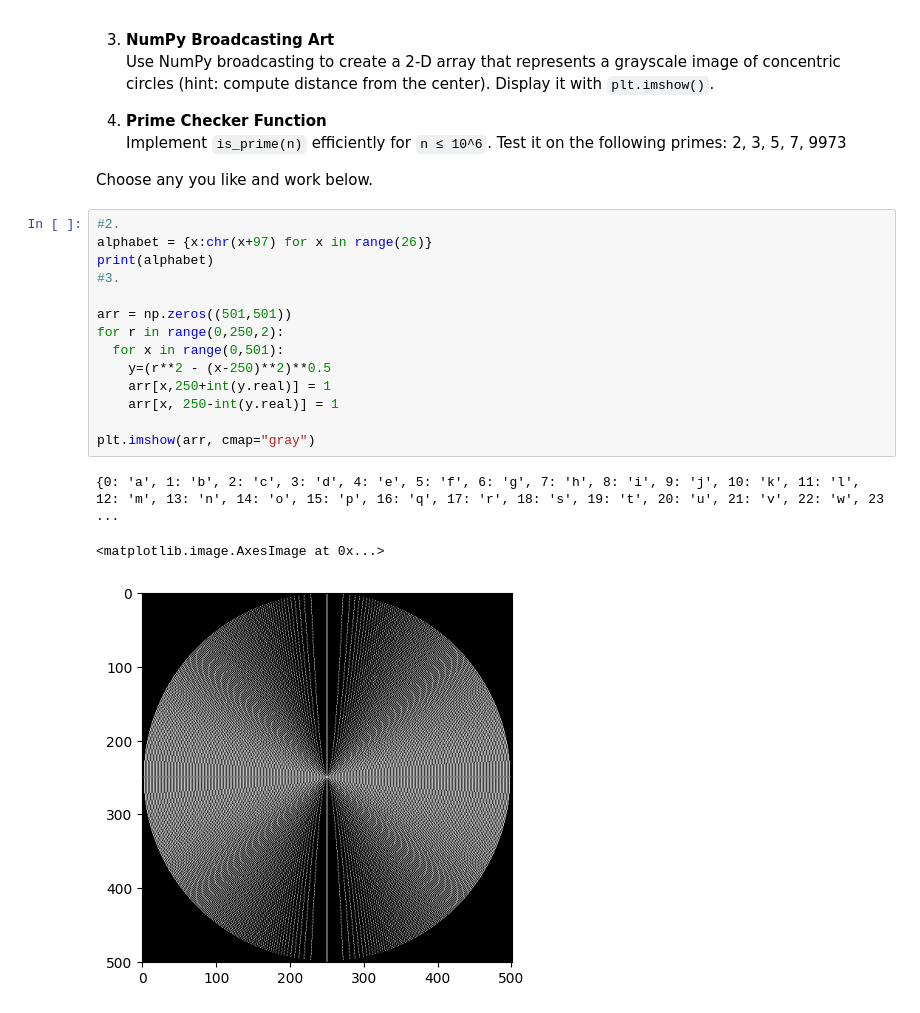
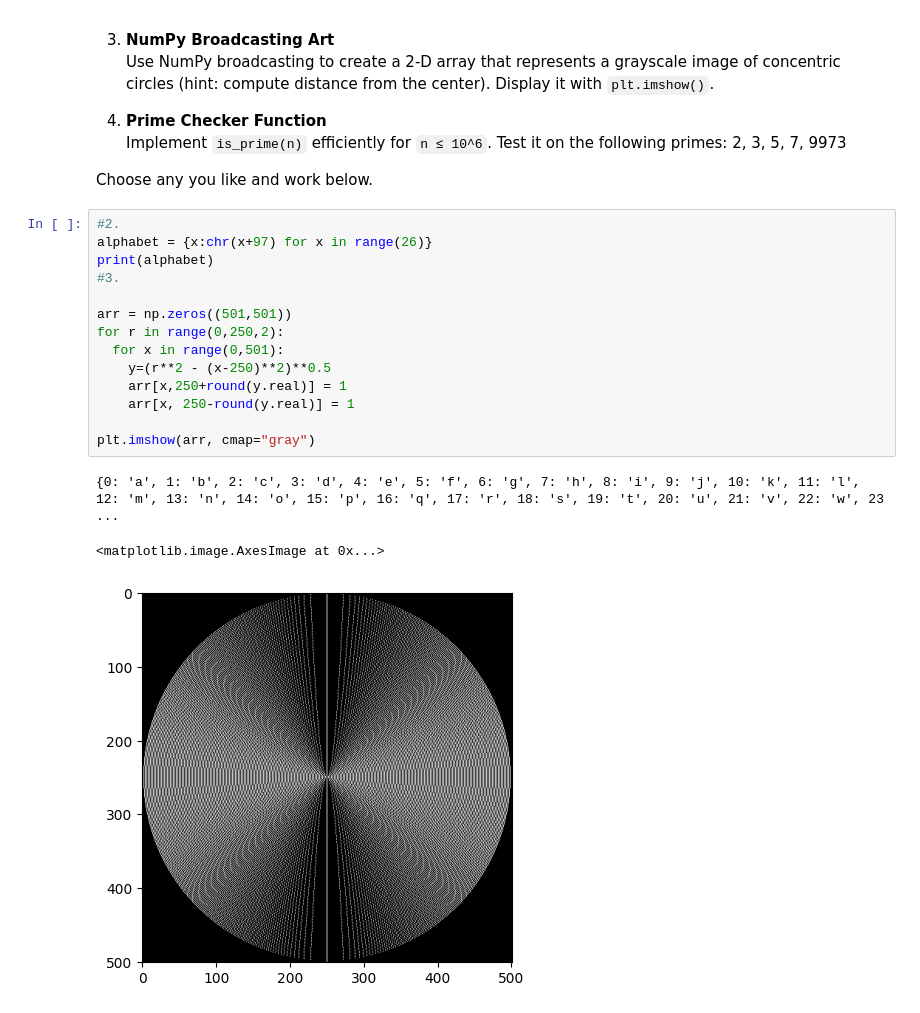
Before and after one commit to alextich-burise/PY191_lab, a Jupyter notebook: lab1_alextich.ipynb, the cells around one changed output. Drawn from its saved outputs; the diff is of its cells as text.

```diff
--- a/lab1_alextich.ipynb
+++ b/lab1_alextich.ipynb
@@ -213,18 +211,18 @@ Choose any you like and work below.
 # %%
 #2.
 alphabet = {x:chr(x+97) for x in range(26)}
 print(alphabet)
 #3.
 
 arr = np.zeros((501,501))
 for r in range(0,250,2):
   for x in range(0,501):
     y=(r**2 - (x-250)**2)**0.5
-    arr[x,250+int(y.real)] = 1
-    arr[x, 250-int(y.real)] = 1
+    arr[x,250+round(y.real)] = 1
+    arr[x, 250-round(y.real)] = 1
 
 plt.imshow(arr, cmap="gray")
 # %% [output]
 {0: 'a', 1: 'b', 2: 'c', 3: 'd', 4: 'e', 5: 'f', 6: 'g', 7: 'h', 8: 'i', 9: 'j', 10: 'k', 11: 'l', 12: 'm', 13: 'n', 14: 'o', 15: 'p', 16: 'q', 17: 'r', 18: 's', 19: 't', 20: 'u', 21: 'v', 22: 'w', 23 ...
 <matplotlib.image.AxesImage at 0x...>
-[figure, old version]
+[figure, new version]
```
Also changed, not shown: parts of 1 cell of this notebook.
